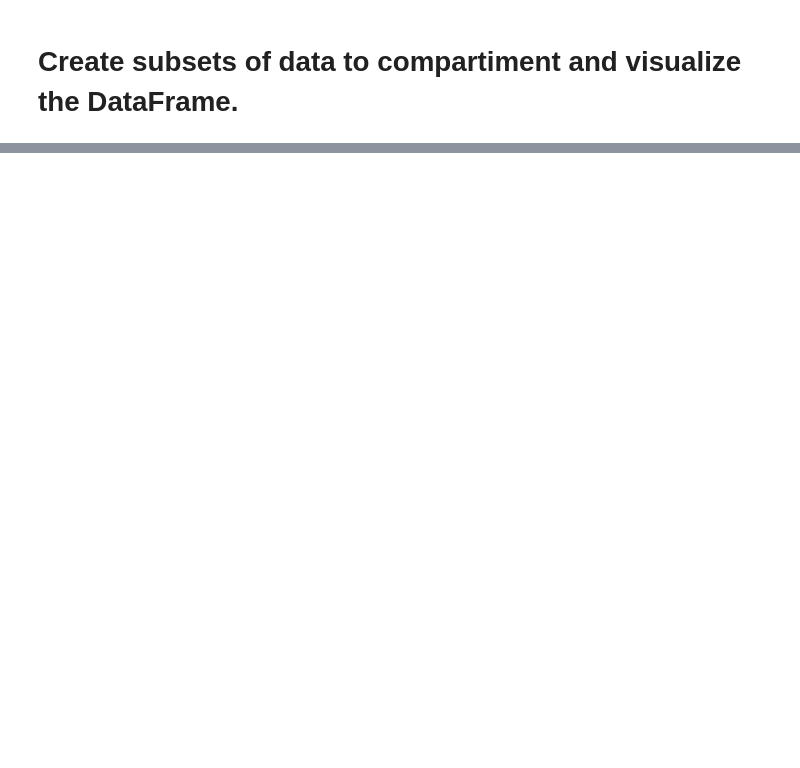
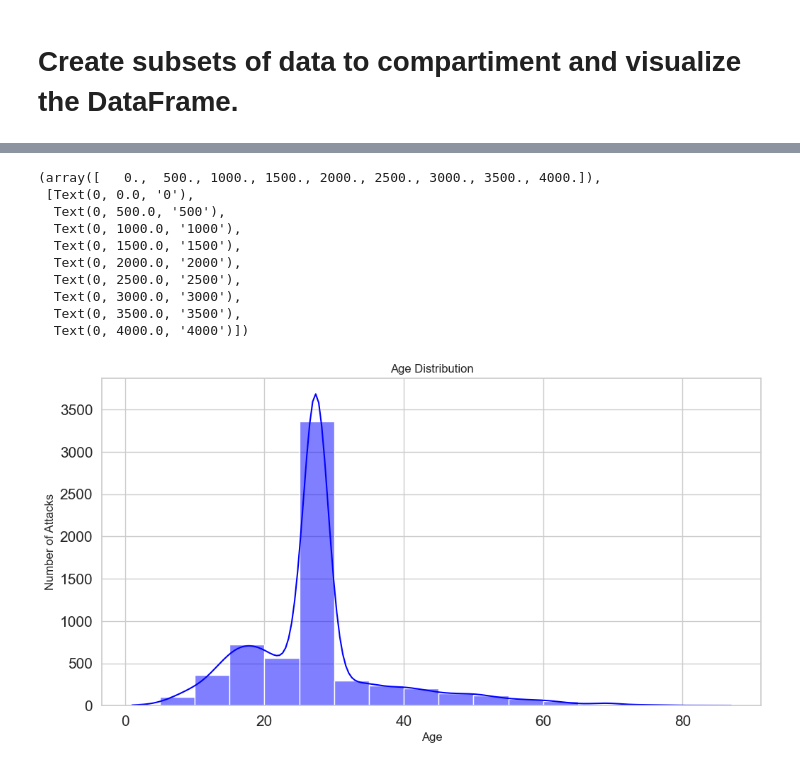
Before and after one commit to ToniDaCosta/Sharknado, a Jupyter notebook: Sharknado.ipynb, the cells around one changed output, grey strips where cells are left out. Saved outputs shown, nothing was run; the diff lists cells and outputs as text; code cells hidden in the pictures; blank space fills up the shorter version.

```diff
--- a/Sharknado.ipynb
+++ b/Sharknado.ipynb
@@ -103,0 +217,21 @@ data_CASA.head(4) # CASA = Country, Area, Sex and Age.
+# %%
+sns.histplot(data["age"], bins=range(5, 70, 5), kde=True, color='blue')
+
+plt.xlabel("Age")
+plt.ylabel("Number of Attacks")
+plt.title("Age Distribution")
+
+plt.xticks(fontsize=15)
+plt.yticks(fontsize=15)
+# %% [output]
+(array([   0.,  500., 1000., 1500., 2000., 2500., 3000., 3500., 4000.]),
+ [Text(0, 0.0, '0'),
+  Text(0, 500.0, '500'),
+  Text(0, 1000.0, '1000'),
+  Text(0, 1500.0, '1500'),
+  Text(0, 2000.0, '2000'),
+  Text(0, 2500.0, '2500'),
+  Text(0, 3000.0, '3000'),
+  Text(0, 3500.0, '3500'),
+  Text(0, 4000.0, '4000')])
+[figure, added]
```
Also changed, not shown: parts of 33 cells of this notebook.
